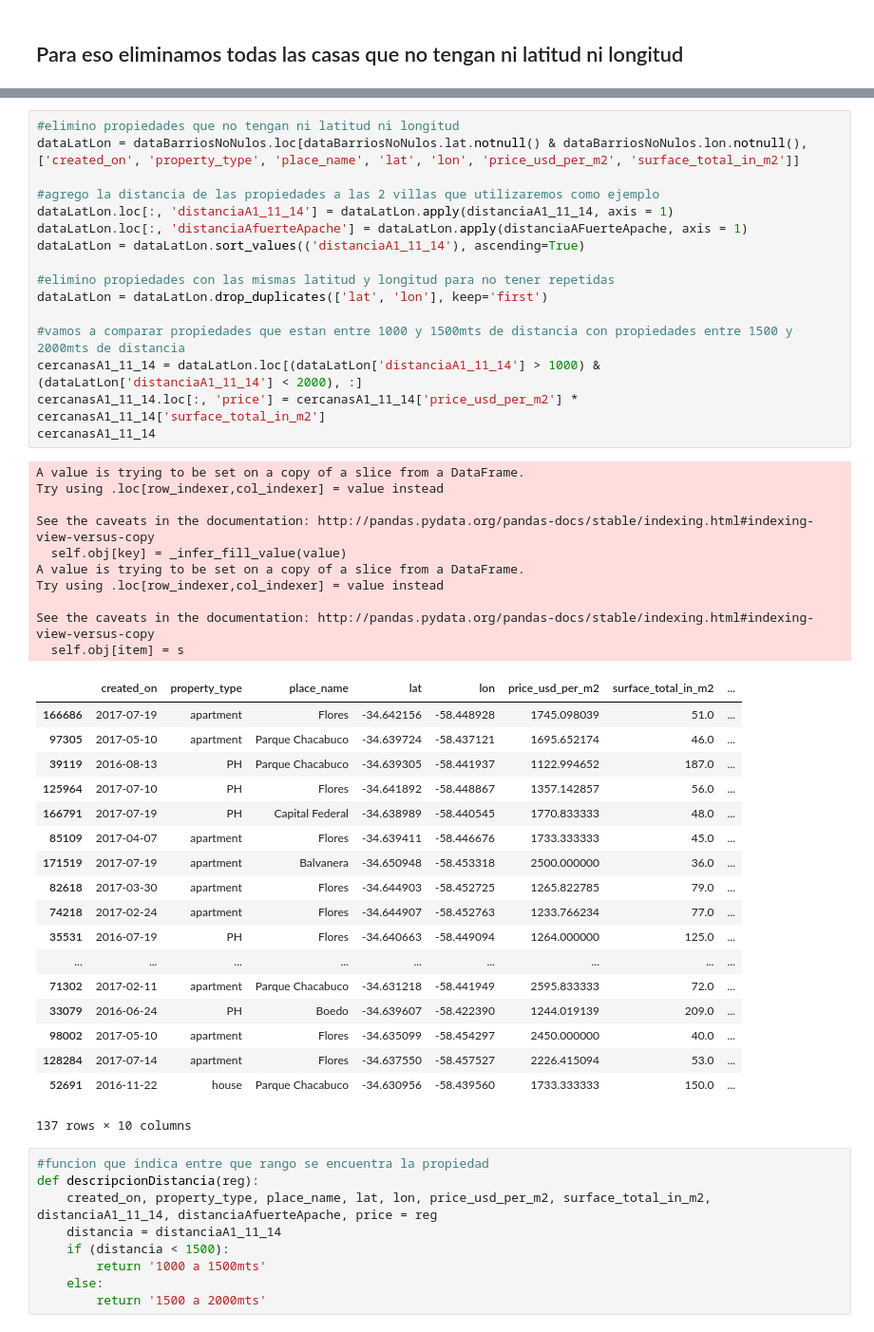
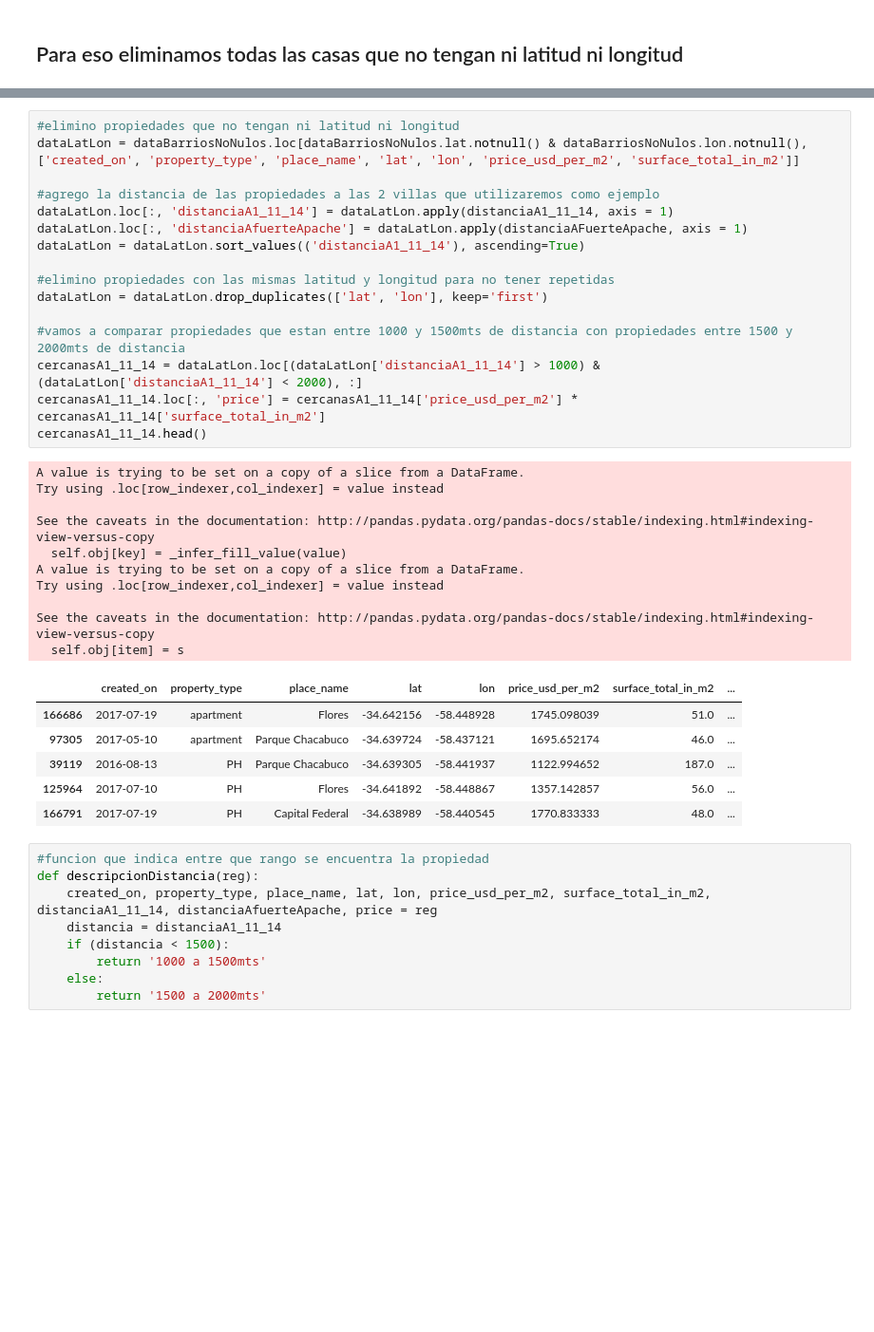
Before and after one commit to Belovic94/TP1-Analisis-Exploratorio, a Jupyter notebook: Analisis cercania villa miseria.ipynb, the cells around one changed output, grey strips where cells are left out. Shown at 95% size. Saved outputs shown, nothing was run; the diff lists cells and outputs as text; blank space fills up the shorter version.

```diff
--- a/Analisis cercania villa miseria.ipynb
+++ b/Analisis cercania villa miseria.ipynb
@@ -164,46 +128,34 @@ dataBarriosNoNulos
 dataLatLon = dataBarriosNoNulos.loc[dataBarriosNoNulos.lat.notnull() & dataBarriosNoNulos.lon.notnull(), ['created_on', 'property_type', 'place_name', 'lat', 'lon', 'price_usd_per_m2', 'surface_total_in_m2']]
 
 #agrego la distancia de las propiedades a las 2 villas que utilizaremos como ejemplo
 dataLatLon.loc[:, 'distanciaA1_11_14'] = dataLatLon.apply(distanciaA1_11_14, axis = 1)
 dataLatLon.loc[:, 'distanciaAfuerteApache'] = dataLatLon.apply(distanciaAFuerteApache, axis = 1)
 dataLatLon = dataLatLon.sort_values(('distanciaA1_11_14'), ascending=True)
 
 #elimino propiedades con las mismas latitud y longitud para no tener repetidas
 dataLatLon = dataLatLon.drop_duplicates(['lat', 'lon'], keep='first')
 
 #vamos a comparar propiedades que estan entre 1000 y 1500mts de distancia con propiedades entre 1500 y 2000mts de distancia
 cercanasA1_11_14 = dataLatLon.loc[(dataLatLon['distanciaA1_11_14'] > 1000) & (dataLatLon['distanciaA1_11_14'] < 2000), :]
 cercanasA1_11_14.loc[:, 'price'] = cercanasA1_11_14['price_usd_per_m2'] * cercanasA1_11_14['surface_total_in_m2']
-cercanasA1_11_14
+cercanasA1_11_14.head()
 # %% [output]
 A value is trying to be set on a copy of a slice from a DataFrame.
 Try using .loc[row_indexer,col_indexer] = value instead
 
 See the caveats in the documentation: http://pandas.pydata.org/pandas-docs/stable/indexing.html#indexing-view-versus-copy
   self.obj[key] = _infer_fill_value(value)
 A value is trying to be set on a copy of a slice from a DataFrame.
 Try using .loc[row_indexer,col_indexer] = value instead
 
 See the caveats in the documentation: http://pandas.pydata.org/pandas-docs/stable/indexing.html#indexing-view-versus-copy
   self.obj[item] = s
 |  | created_on | property_type | place_name | lat | lon | price_usd_per_m2 | surface_total_in_m2 | ... |
 | 166686 | 2017-07-19 | apartment | Flores | -34.642156 | -58.448928 | 1745.098039 | 51.0 | ... |
 | 97305 | 2017-05-10 | apartment | Parque Chacabuco | -34.639724 | -58.437121 | 1695.652174 | 46.0 | ... |
 | 39119 | 2016-08-13 | PH | Parque Chacabuco | -34.639305 | -58.441937 | 1122.994652 | 187.0 | ... |
 | 125964 | 2017-07-10 | PH | Flores | -34.641892 | -58.448867 | 1357.142857 | 56.0 | ... |
 | 166791 | 2017-07-19 | PH | Capital Federal | -34.638989 | -58.440545 | 1770.833333 | 48.0 | ... |
-| 85109 | 2017-04-07 | apartment | Flores | -34.639411 | -58.446676 | 1733.333333 | 45.0 | ... |
-| 171519 | 2017-07-19 | apartment | Balvanera | -34.650948 | -58.453318 | 2500.000000 | 36.0 | ... |
-| 82618 | 2017-03-30 | apartment | Flores | -34.644903 | -58.452725 | 1265.822785 | 79.0 | ... |
-| 74218 | 2017-02-24 | apartment | Flores | -34.644907 | -58.452763 | 1233.766234 | 77.0 | ... |
-| 35531 | 2016-07-19 | PH | Flores | -34.640663 | -58.449094 | 1264.000000 | 125.0 | ... |
-| ... | ... | ... | ... | ... | ... | ... | ... | ... |
-| 71302 | 2017-02-11 | apartment | Parque Chacabuco | -34.631218 | -58.441949 | 2595.833333 | 72.0 | ... |
-| 33079 | 2016-06-24 | PH | Boedo | -34.639607 | -58.422390 | 1244.019139 | 209.0 | ... |
-| 98002 | 2017-05-10 | apartment | Flores | -34.635099 | -58.454297 | 2450.000000 | 40.0 | ... |
-| 128284 | 2017-07-14 | apartment | Flores | -34.637550 | -58.457527 | 2226.415094 | 53.0 | ... |
-| 52691 | 2016-11-22 | house | Parque Chacabuco | -34.630956 | -58.439560 | 1733.333333 | 150.0 | ... |
-137 rows × 10 columns
 # %%
 #funcion que indica entre que rango se encuentra la propiedad
 def descripcionDistancia(reg):
```
Also changed, not shown: parts of 17 cells of this notebook, 1 other file.
